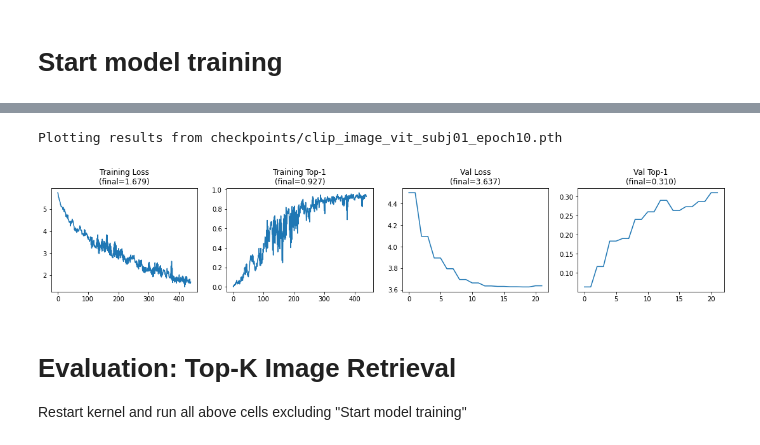
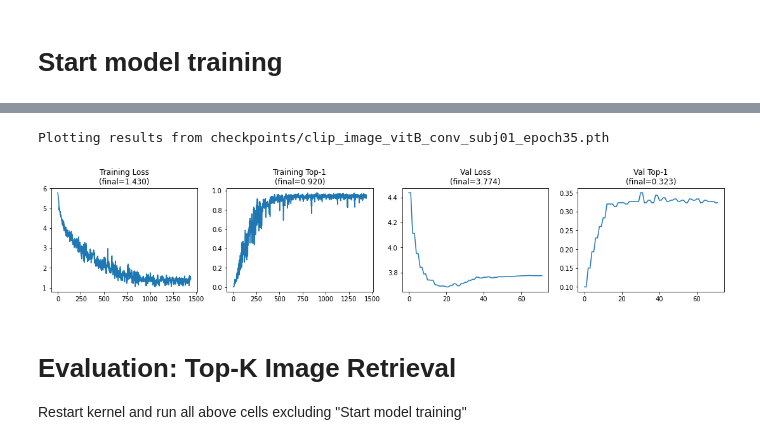
Before and after one commit to MedARC-AI/fMRI-reconstruction-NSD, a Jupyter notebook: fMRI/Voxel_to_CLIPvoxel.ipynb, the cells around one changed output, grey strips where cells are left out. Saved outputs shown, nothing was run; the diff lists cells and outputs as text; code cells hidden in the pictures.

Commit message:
fixed ddp, vitB/32, swapped back in conv model

```diff
--- a/fMRI/Voxel_to_CLIPvoxel.ipynb
+++ b/fMRI/Voxel_to_CLIPvoxel.ipynb
@@ -471,26 +503,27 @@ Warning: not saving model checkpoints
 # %%
 # # Loading checkpoint
-ckpt_path = 'checkpoints/clip_image_vit_subj01_epoch10.pth'
+ckpt_path = 'checkpoints/clip_image_vitB_conv_subj01_epoch35.pth'
 checkpoint = torch.load(ckpt_path, map_location=device)
 print(f"Plotting results from {ckpt_path}")
 train_losses=checkpoint['train_losses']
 train_topk=checkpoint['train_topk']
 val_losses=checkpoint['val_losses']
 val_topk=checkpoint['val_topk']
+lrs=checkpoint['lrs']
 
 fig, (ax1, ax2, ax3, ax4) = plt.subplots(1, 4, figsize=(19,3))
 ax1.set_title(f"Training Loss\n(final={train_losses[-1]:.3f})")
 ax1.plot(train_losses)
 ax2.set_title(f"Training Top-1\n(final={train_topk[-1]:.3f})")
 ax2.plot(train_topk)
 ax3.set_title(f"Val Loss\n(final={val_losses[-1]:.3f})")
 ax3.plot(val_losses)
 ax4.set_title(f"Val Top-1\n(final={val_topk[-1]:.3f})")
 ax4.plot(val_topk)
 plt.show()
 # %% [output]
-Plotting results from checkpoints/clip_image_vit_subj01_epoch10.pth
+Plotting results from checkpoints/clip_image_vitB_conv_subj01_epoch35.pth
-[figure, old version]
+[figure, new version]
 # %% [markdown]
 # Evaluation: Top-K Image Retrieval
 Restart kernel and run all above cells excluding "Start model training"
```
Also changed, not shown: parts of 17 cells of this notebook, 1 other file.
